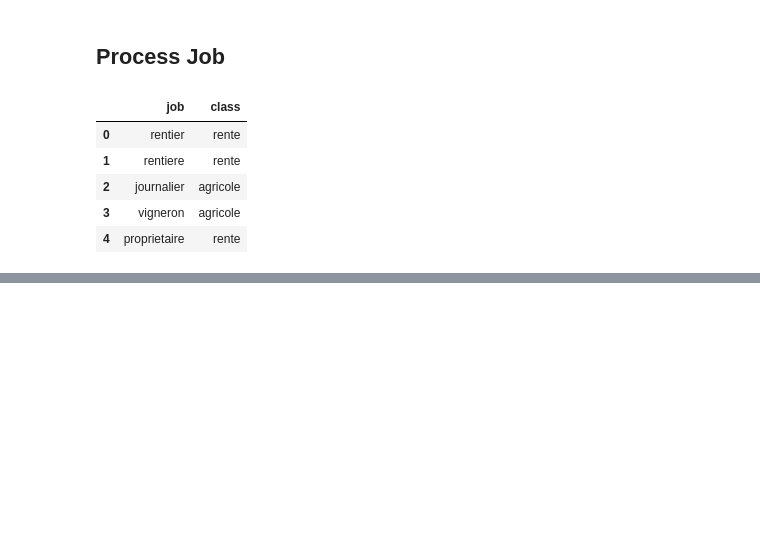
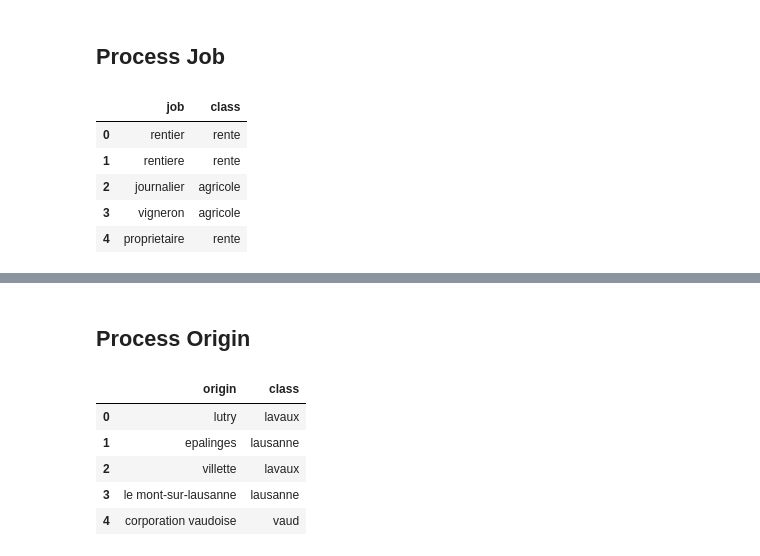
Before and after one commit to ozan-guven/HUM-450-Project, a Jupyter notebook: notebooks/preprocessing.ipynb, the cells around one changed output, grey strips where cells are left out. Drawn from its saved outputs; the diff is of its cells as text; code cells hidden in the pictures; blank space fills up the shorter version.

```diff
--- a/notebooks/preprocessing.ipynb
+++ b/notebooks/preprocessing.ipynb
@@ -167,0 +179,12 @@ rec.head()
+# %% [markdown]
+## **Process Origin**
+# %%
+origin_classifications = pd.read_csv(ORIGIN_PATH)
+origin_classifications.head()
+# %% [output]
+|  | origin | class |
+| 0 | lutry | lavaux |
+| 1 | epalinges | lausanne |
+| 2 | villette | lavaux |
+| 3 | le mont-sur-lausanne | lausanne |
+| 4 | corporation vaudoise | vaud |
```
Also changed, not shown: parts of 9 cells of this notebook, 2 other files.
